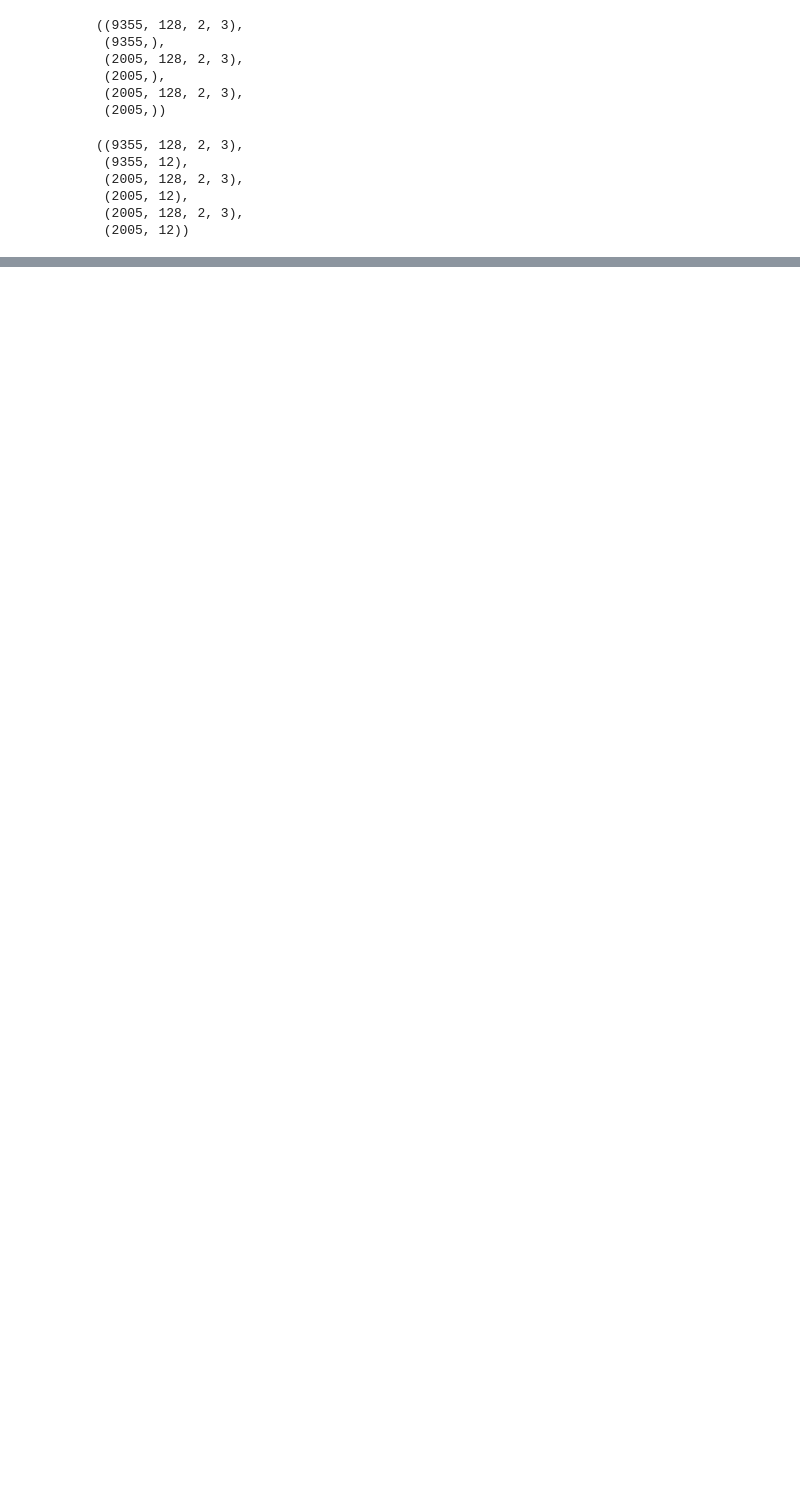
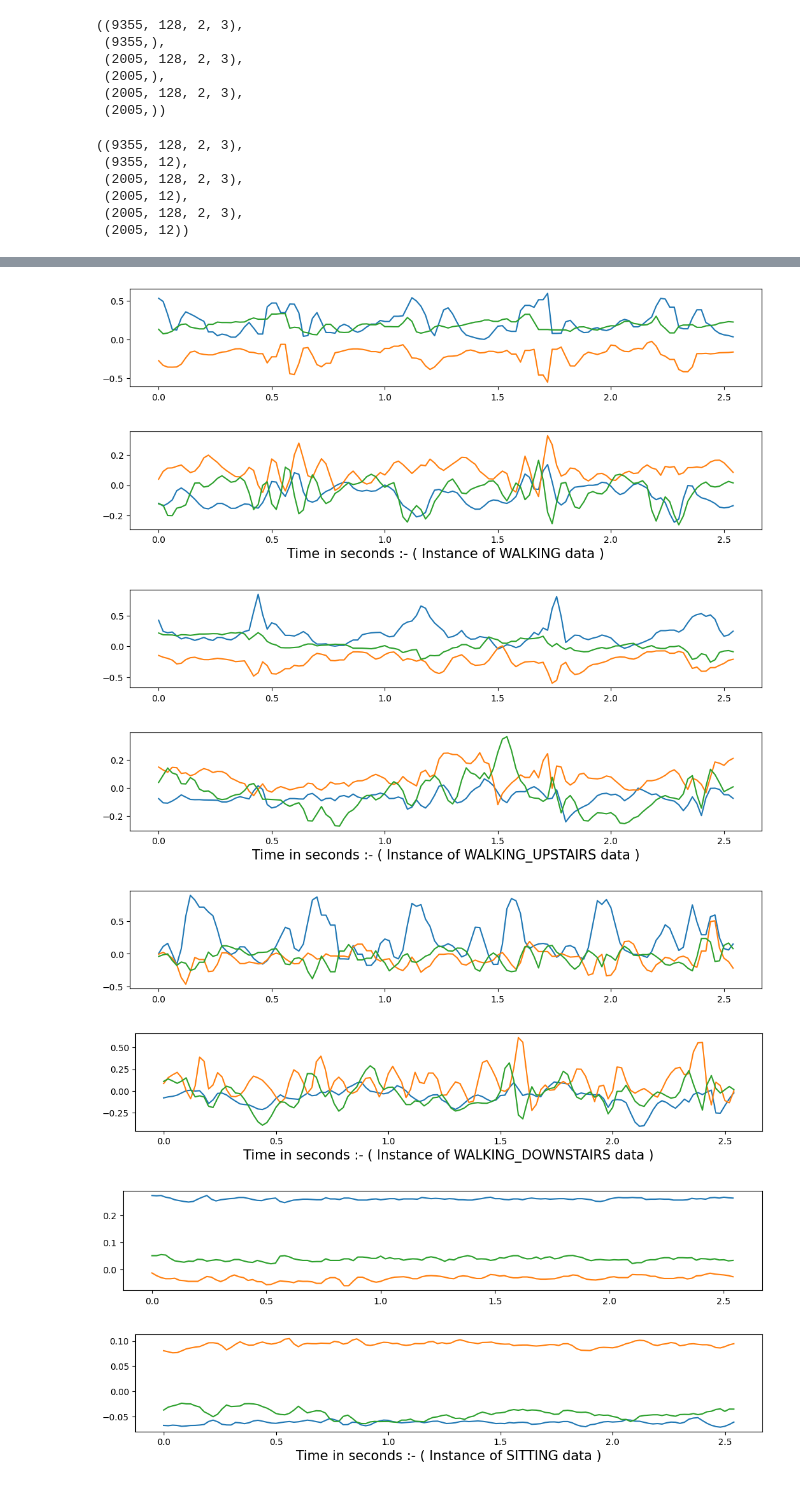
Before and after one commit to Matty-7/Fed-HAPT, a Jupyter notebook: CNN-LNTM.ipynb, the cells around one changed output, grey strips where cells are left out. Drawn from its saved outputs; the diff is of its cells as text; code cells hidden in the pictures; blank space fills up the shorter version.

```diff
--- a/CNN-LNTM.ipynb
+++ b/CNN-LNTM.ipynb
@@ -276,0 +294,12 @@ xtrain.shape,ytrain.shape,xtest.shape,ytest.shape,xval.shape,yval.shape
+# %%
+for i in range(12):
+    draw_wave(xtrain,ytrain,i+1)
+# %% [output]
+[figure, added]
+[figure, added]
+[figure, added]
+[figure, added]
+[figure, added]
+[figure, added]
+[figure, added]
+[figure, added]
```
Also changed, not shown: parts of 2 cells of this notebook.
